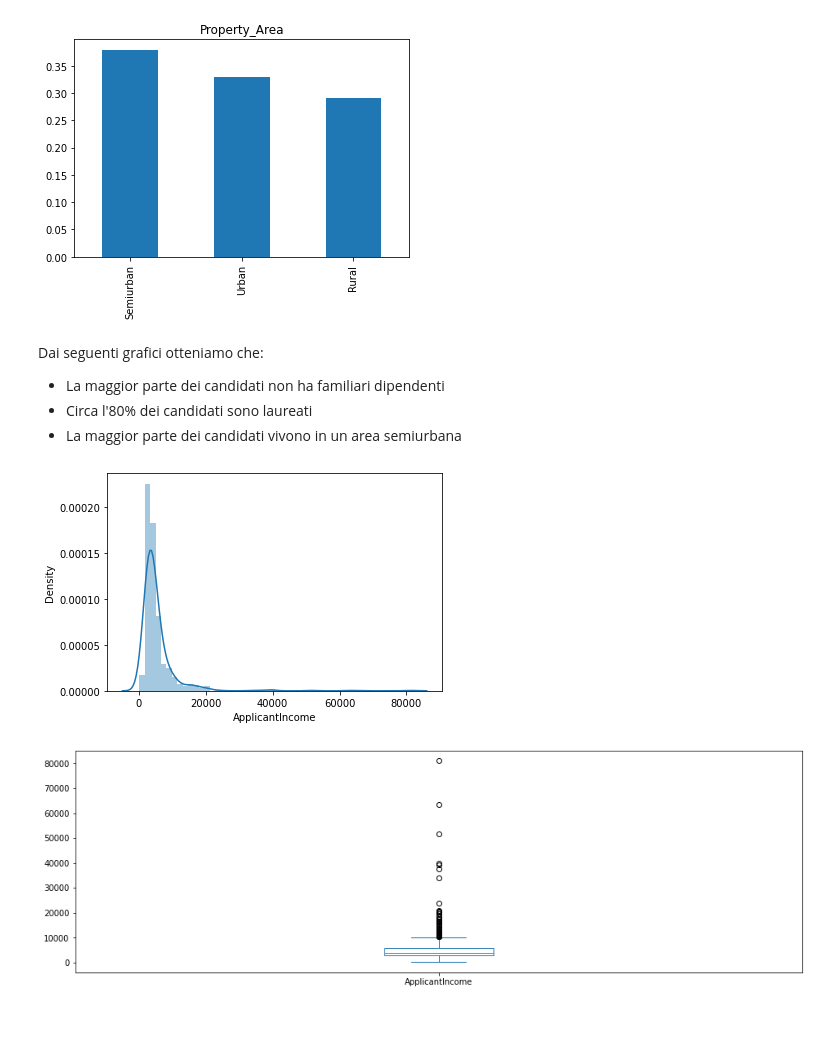
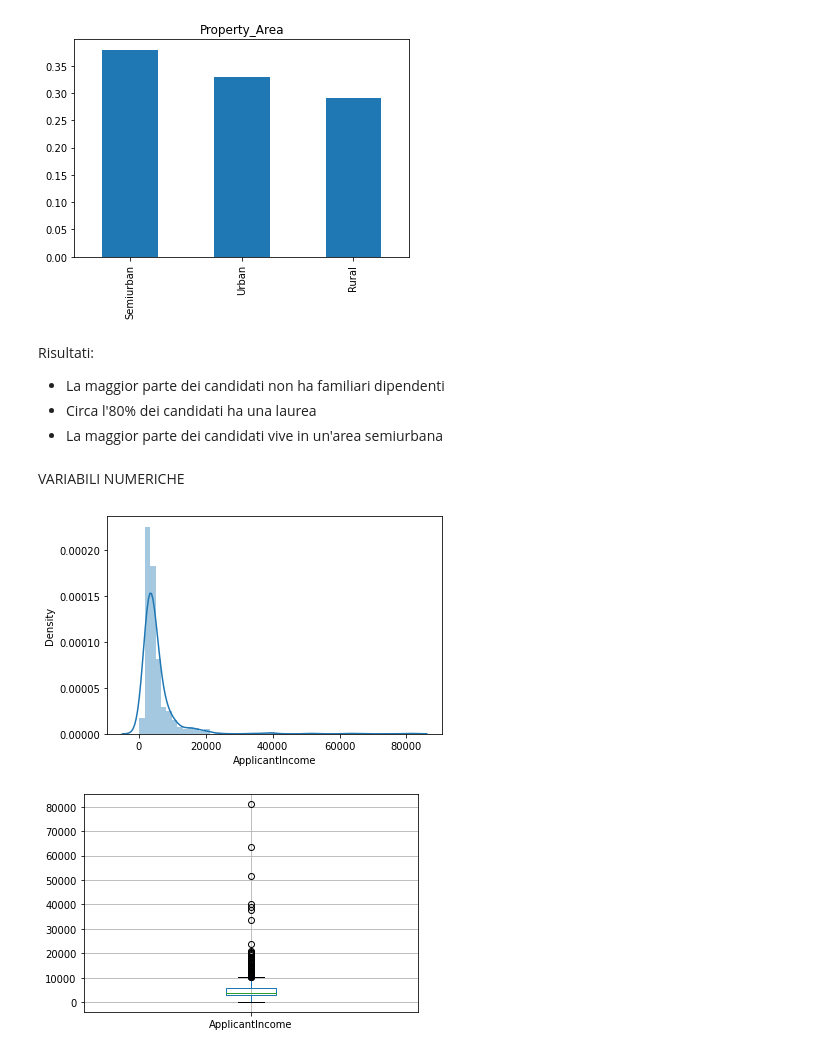
Before and after one commit to livio-24/LoanEligibilityPrediction, a Jupyter notebook: LoanEligibilityPrediction.ipynb, the cells around one changed output. Cells and saved outputs as stored; diff of their text form; code cells hidden in the pictures; blank space fills up the shorter version.

```diff
--- a/LoanEligibilityPrediction.ipynb
+++ b/LoanEligibilityPrediction.ipynb
@@ -96,0 +103,2 @@ DATA VISUALIZATION
+# %%
+dataset.drop(columns='Loan_ID', axis = 1, inplace=True)
@@ -128,20 +151,22 @@ plt.show()
 [figure]
 [figure]
 # %% [markdown]
-Dai seguenti grafici otteniamo che:
+Risultati:
 - La maggior parte dei candidati non ha familiari dipendenti
-- Circa l'80% dei candidati sono laureati
-- La maggior parte dei candidati vivono in un area semiurbana
+- Circa l'80% dei candidati ha una laurea
+- La maggior parte dei candidati vive in un'area semiurbana
+# %% [markdown]
+VARIABILI NUMERICHE
 # %%
 #visualizzazione distribuzione variabile 'ApplicantIncome'
 sns.distplot(dataset['ApplicantIncome'])
 plt.show()
 #boxplot per individuazione outliers
-dataset['ApplicantIncome'].plot.box(figsize=(16,5))
+dataset.boxplot(['ApplicantIncome'])
 plt.show()
 # %% [output]
 [figure]
-[figure, old version]
+[figure, new version]
 # %%
 #visualizzazione distribuzione variabile 'CoapplicantIncome'
 sns.distplot(dataset['CoapplicantIncome'])
```
Also changed, not shown: parts of 34 cells of this notebook.
